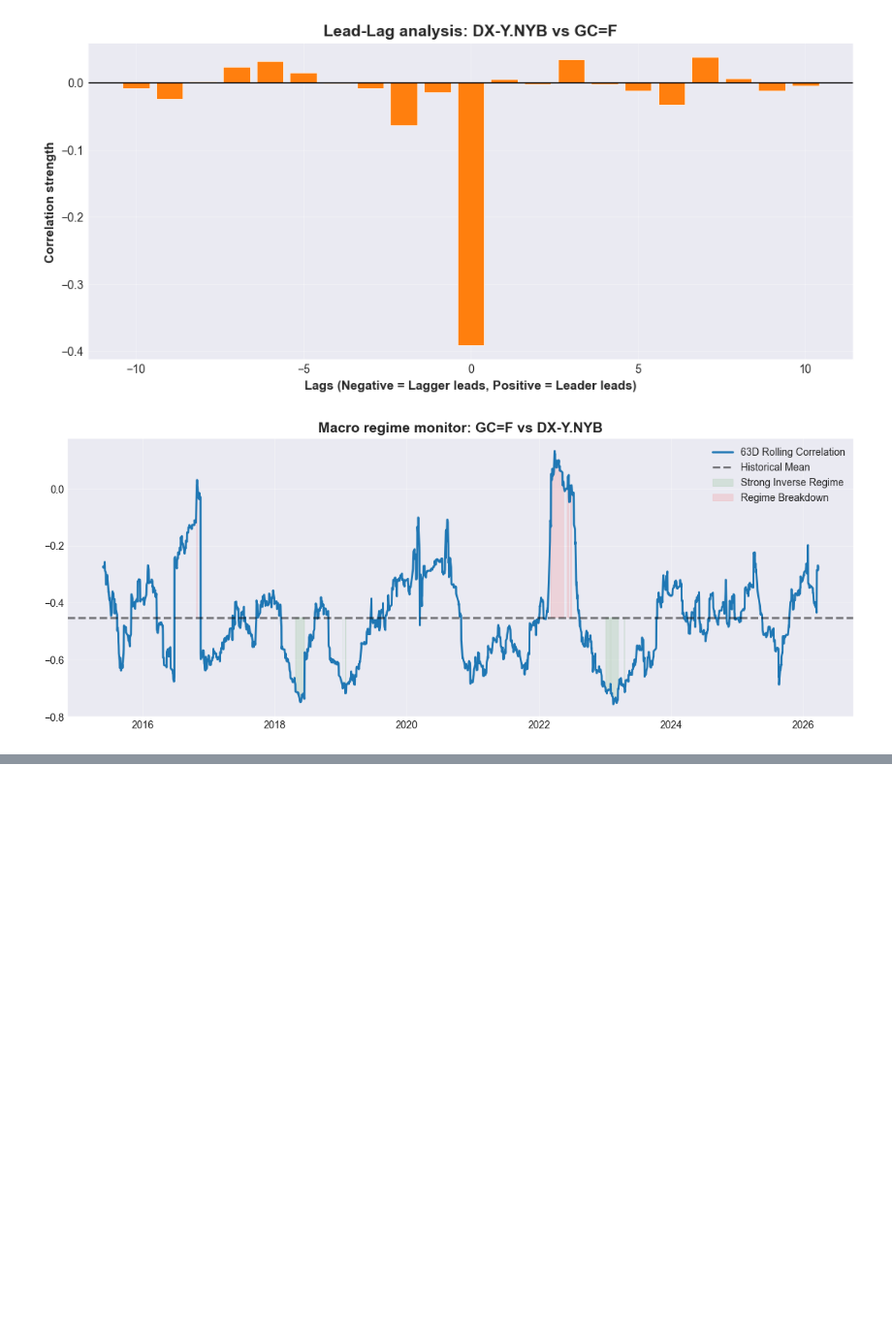
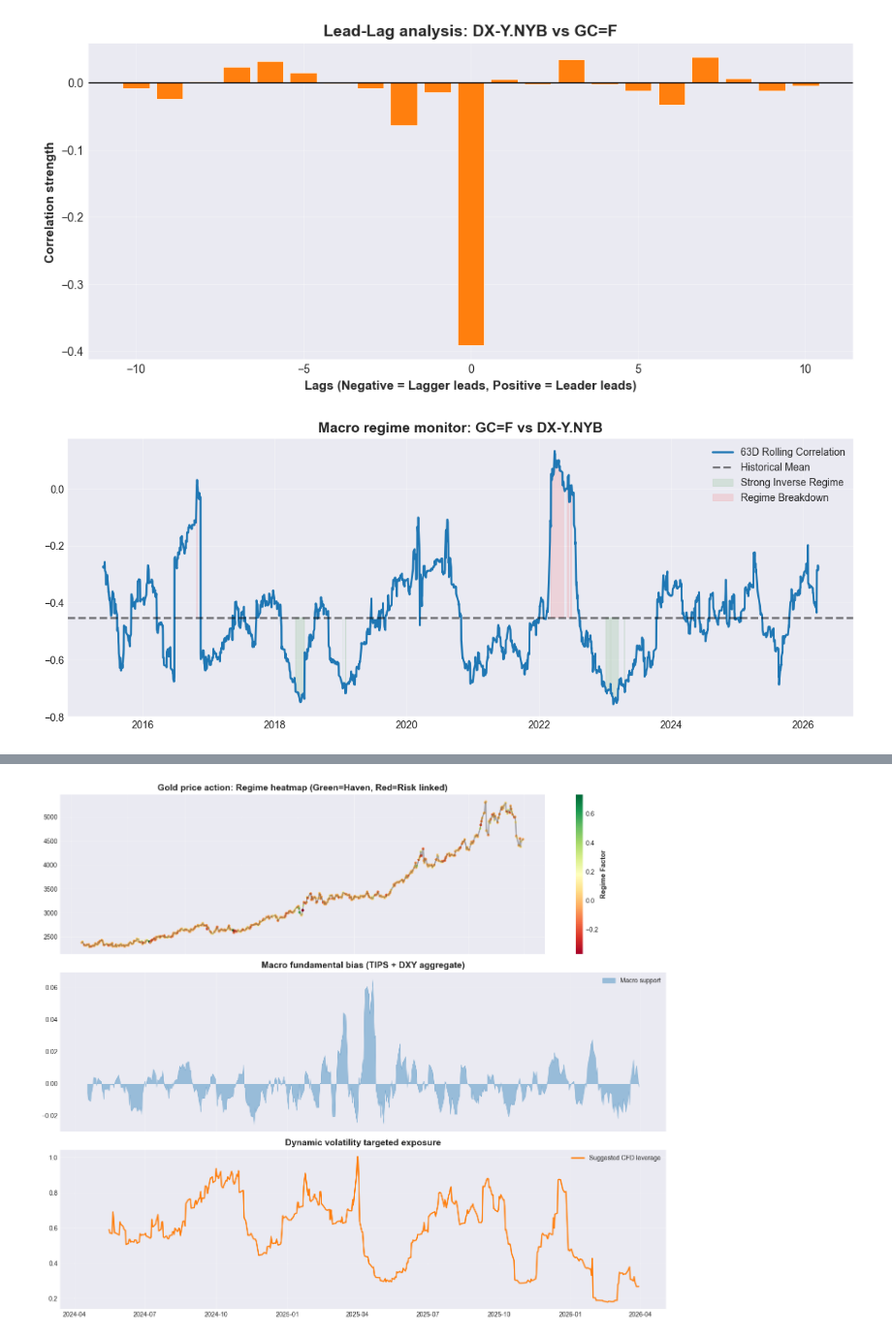
Before and after one commit to Gimkhana/Empirical_Analysis_FM, a Jupyter notebook: Applied_Research_Framework_Git/Applied_projects/Market_dashboard/AlphaResearch_Gold.ipynb, the cells around one changed output, grey strips where cells are left out. Shown at 97% size. Drawn from its saved outputs; the diff is of its cells as text; code cells hidden in the pictures; blank space fills up the shorter version.

```diff
--- a/Applied_Research_Framework_Git/Applied_projects/Market_dashboard/AlphaResearch_Gold.ipynb
+++ b/Applied_Research_Framework_Git/Applied_projects/Market_dashboard/AlphaResearch_Gold.ipynb
@@ -1025,3 +966,100 @@ def plot_rolling_regime(log_returns, asset_a="GC=F", asset_b="DX-Y.NYB", window=
 plot_rolling_regime(log_returns, asset_a="GC=F", asset_b="DX-Y.NYB")
 # %% [output]
 [figure]
+# %%
+# --- GS Charting Standards (Integrated Template) ---
+class GSChartingStandards:
+    COLORS = {'real': '#1f77b4', 'synthetic': '#ff7f0e', 'pass': '#2ca02c', 'fail': '#d62728', 'neutral': '#7f7f7f'}
+    @staticmethod
+    def configure():
+        sns.set_style("darkgrid")
+        plt.rcParams.update({
+            'font.family': 'sans-serif',
+            'axes.labelweight': 'bold',
+            'figure.facecolor': 'white',
+            'savefig.dpi': 300
+        })
+
+class GoldMacroEngine:
+    """
+    Production-ready framework for Gold CFD analysis.
+    Combines Technical (Momentum/Vol) + Fundamental (Real Yields/DXY).
+    """
+    def __init__(self, tickers):
+        self.tickers = tickers
+        self.data = None
+        self.signals = None
+        GSChartingStandards.configure()
+
+    def ingest_data(self, period="2y"):
+        # We add 'TIP' (Real Yield proxy) and 'TLT' (Long-term Rates)
+        raw = yf.download(list(self.tickers.values()), period=period)['Close']
+        self.data = raw.rename(columns={v: k for k, v in self.tickers.items()}).ffill().dropna()
+        return self
+
+    def extract_features(self):
+        """Builds the Fundamental & Technical Signal Matrix"""
+        df = self.data.copy()
+
+        # 1. Technical: ATR-Adjusted Momentum
+        df['ret'] = df['gold'].pct_change()
+        df['atr'] = (df['gold'].rolling(14).max() - df['gold'].rolling(14).min()) / df['gold']
+        df['mom_sig'] = np.sign(df['gold'].ewm(span=20).mean() - df['gold'].ewm(span=50).mean())
+
+        # 2. Fundamental: Real Yield & Dollar Divergence
+        # If Real Yields (TIP) fall and Gold hasn't risen yet, it's a 'Macro Divergence'
+        df['tip_ret'] = df['tip'].pct_change(10)
+        df['dxy_ret'] = df['dxy'].pct_change(10)
+        df['fundamental_bias'] = -(df['tip_ret'] + df['dxy_ret'])
+
+        # 3. Regime Detection (The 'Factor' Score)
+        # Use PCA to see if Gold is moving with 'Risk' or 'Haven'
+        pca_input = df[['gold', 'sp500', 'vix', 'dxy']].pct_change().dropna()
+        pca = PCA(n_components=1)
+        df['regime_factor'] = 0.0
+        df.loc[pca_input.index, 'regime_factor'] = pca.fit_transform(pca_input)
+
+        self.signals = df.dropna()
+        return self
+
+    def plot_dashboard(self):
+        """Generates the strategic view for the trading desk"""
+        fig, axes = plt.subplots(3, 1, figsize=(14, 12), sharex=True)
+        colors = GSChartingStandards.COLORS
+
+        # Pane 1: Price vs. Macro Regime
+        axes[0].plot(self.signals.index, self.signals['gold'], color='black', alpha=0.3)
+        sc = axes[0].scatter(self.signals.index, self.signals['gold'],
+                             c=self.signals['regime_factor'], cmap='RdYlGn', s=15)
+        axes[0].set_title("Gold price action: Regime heatmap (Green=Haven, Red=Risk linked)")
+        plt.colorbar(sc, ax=axes[0], label='Regime Factor')
+
+        # Pane 2: Fundamental Divergence (The 'Edge')
+        axes[1].fill_between(self.signals.index, self.signals['fundamental_bias'], 0,
+                             color=colors['real'], alpha=0.4, label='Macro support')
+        axes[1].set_title("Macro fundamental bias (TIPS + DXY aggregate)")
+        axes[1].legend()
+
+        # Pane 3: Vol-Adjusted Sizing (CFD Execution)
+        # Sizing = 1 / Volatility. Higher vol = lower capital allocation.
+        vol = self.signals['ret'].rolling(21).std() * np.sqrt(252)
+        target_exposure = 0.10 / vol # Target 10% annual vol
+        axes[2].plot(self.signals.index, target_exposure, color=colors['synthetic'], label='Suggested CFD leverage')
+        axes[2].set_title("Dynamic volatility targeted exposure")
+        axes[2].legend()
+
+        plt.tight_layout()
+        plt.show()
+
+# --- Configuration & Execution ---
+TICKERS = {
+    "gold": "GC=F",
+    "tip": "TIP",       # Real Yield Proxy
+    "dxy": "DX-Y.NYB",   # US Dollar Index
+    "sp500": "ES=F",    # Equity Risk
+    "vix": "^VIX"       # Fear Index
+}
+
+engine = GoldMacroEngine(TICKERS)
+engine.ingest_data().extract_features().plot_dashboard()
+# %% [output]
@@ -1027,0 +1067 @@ plot_rolling_regime(log_returns, asset_a="GC=F", asset_b="DX-Y.NYB")
+[figure, added]
```
Also changed, not shown: parts of 8 cells of this notebook.
